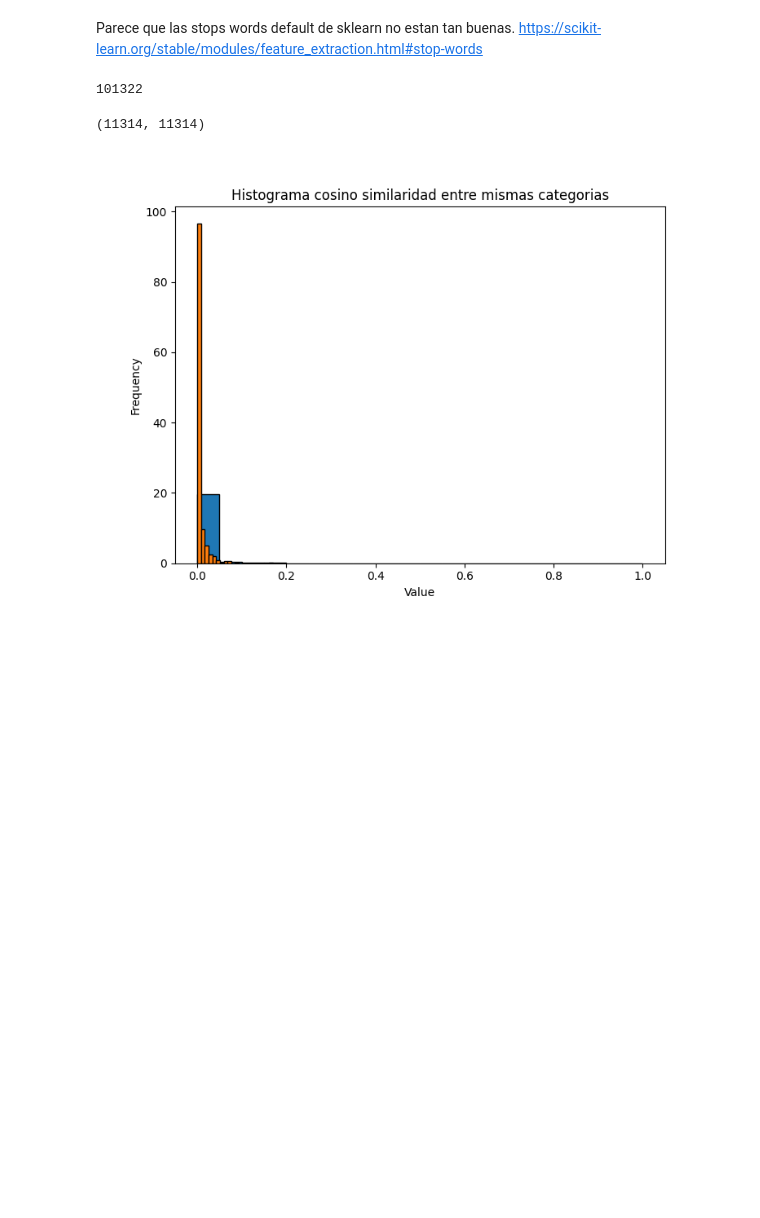
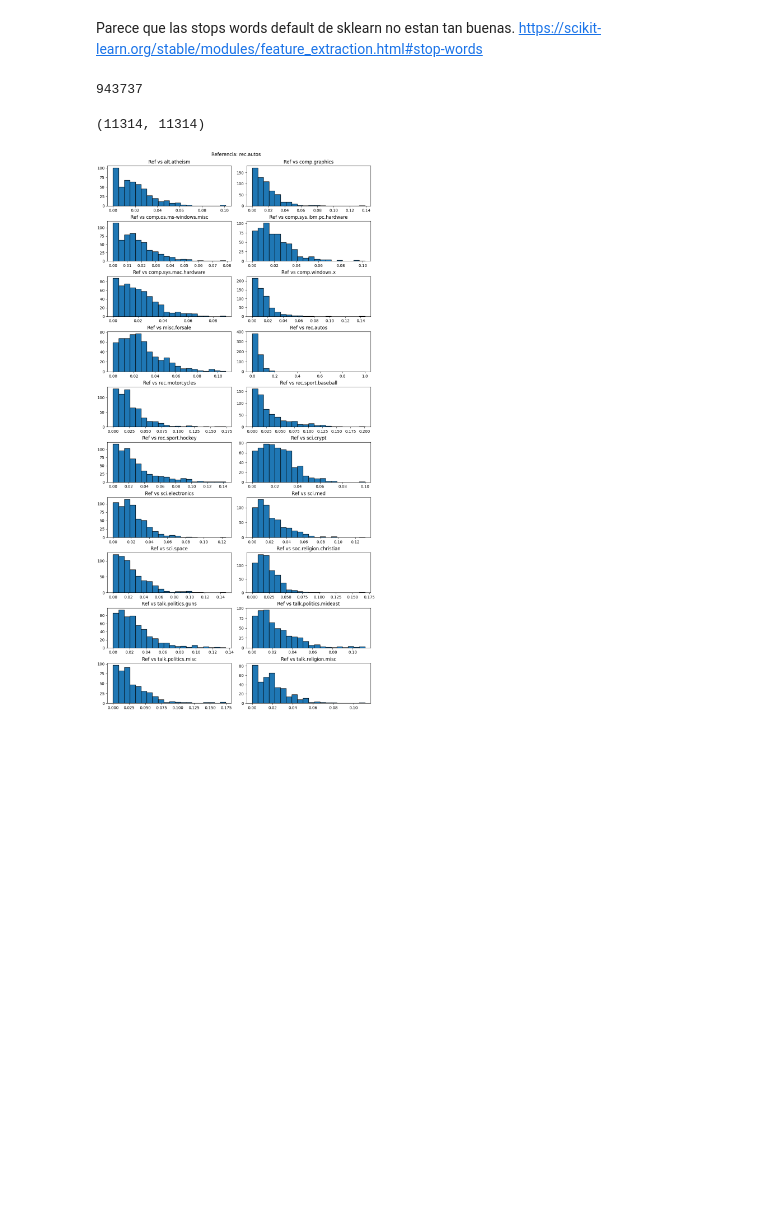
Before and after one commit to GullinoAgus/TP01-RNII-Embeddings, a Jupyter notebook: notebook.ipynb, the cells around one changed output. Cells and saved outputs as stored; diff of their text form; code cells hidden in the pictures; blank space fills up the shorter version.

```diff
--- a/notebook.ipynb
+++ b/notebook.ipynb
@@ -53,3 +59,7 @@ display(res)
 # %% [output]
 <11314x101322 sparse matrix of type '<class 'numpy.float64'>'
         with 755809 stored elements in Compressed Sparse Row format>
+# %%
+cv = CountVectorizer(ngram_range=(1,2), max_df=1.0, min_df=1, max_features=None, stop_words='english')
+res = cv.fit_transform(TNG_train.data)
+display(res)
@@ -58,7 +71,7 @@ Parece que las stops words default de sklearn no estan tan buenas. https://sciki
 # %%
 len(cv.get_feature_names_out())
 # %% [output]
-101322
+943737
 # %%
 matriz_similaridad = cosine_similarity(res)
 print(matriz_similaridad.shape)
@@ -67,26 +80,25 @@ print(matriz_similaridad.shape)
 # %%
 # Hago un diccionario para agrupar los articulos por categoria
 articles_by_category = {}
 indexes_by_category = {}
 
 for i, category in enumerate(TNG_train.target_names):
     category_articles = np.array([[TNG_train.data[j], j] for j in range(len(TNG_train.data)) if TNG_train.target[j] == i])
     articles_by_category[category] = category_articles
 
-reference_article = int(random.choice(articles_by_category['sci.electronics'][..., 1]))
-
-same_category_similarity = [matriz_similaridad[reference_article, int(j)] for j in articles_by_category['sci.electronics'][..., 1] if int(j) != reference_article]
-diff_category_similarity = [matriz_similaridad[reference_article, j] for j in range(matriz_similaridad.shape[0]) if j not in articles_by_category['sci.electronics'][..., 1]]
+reference_article = random.choice(TNG_train.target)
 
 plt.clf()
-plt.hist(diff_category_similarity, edgecolor='black', bins=20, density=True)
-plt.hist(same_category_similarity, edgecolor='black', bins=20, density=True)
+fig = plt.figure(figsize=(10, 20), constrained_layout=True, )
 
-plt.xlabel('Value')
-plt.ylabel('Frequency')
-
-plt.title('Histograma cosino similaridad entre mismas categorias')
+fig.suptitle(f"Referencia: {TNG_train.target_names[TNG_train.target[reference_article]]}")
+for i, category in enumerate(TNG_train.target_names):
+    plt.subplot(10, 2, i+1)
+    plt.title(f'Ref vs {category}')
+    hist_data = [matriz_similaridad[reference_article, int(j)] for j in articles_by_category[category][..., 1] if j != reference_article]
+    plt.hist(hist_data, edgecolor='black', bins=20)
 
 plt.show()
 # %% [output]
-[figure, old version]
+[figure, new version]
+[figure, added]
```
Also changed, not shown: parts of 38 cells of this notebook.
